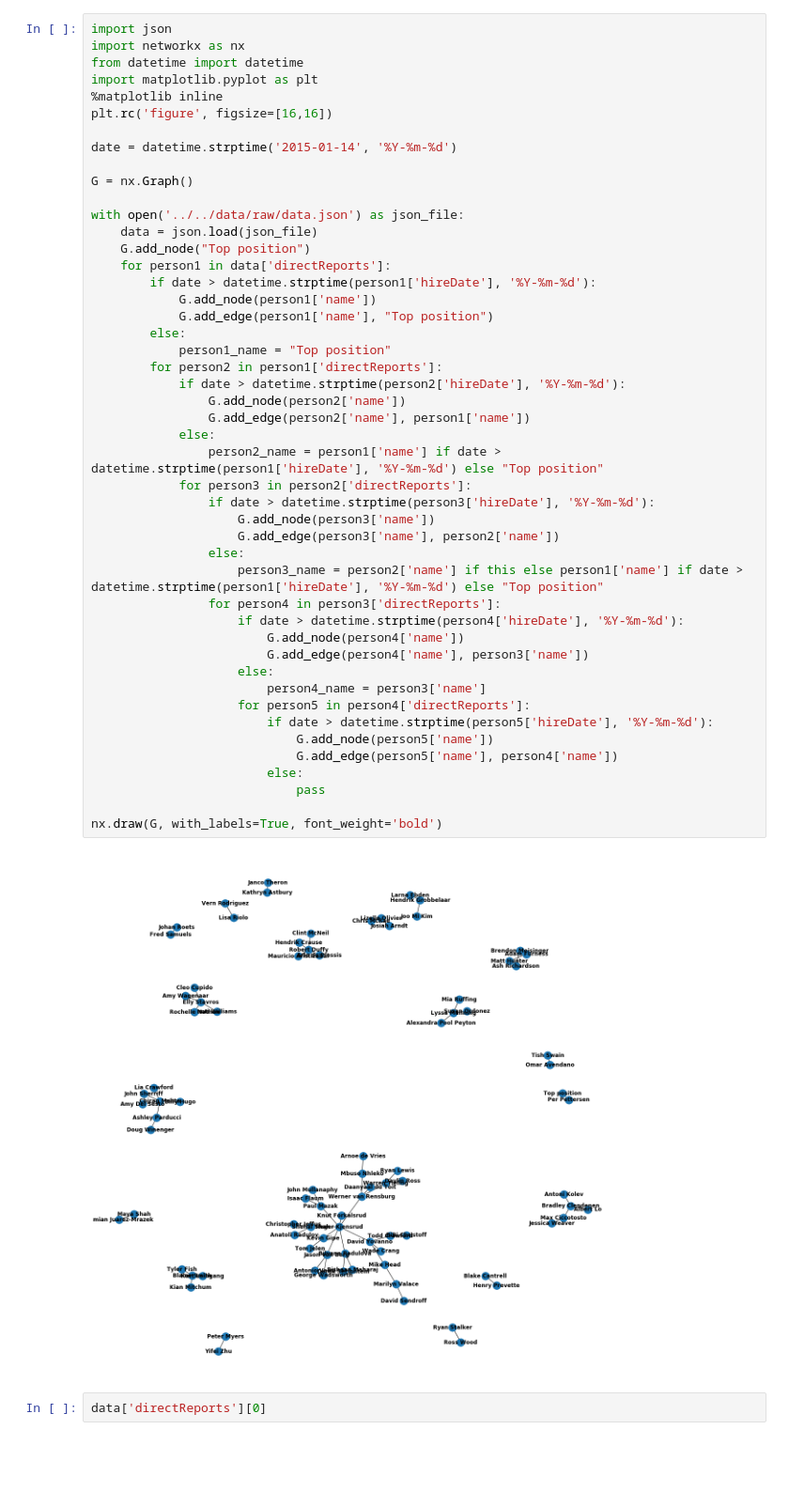
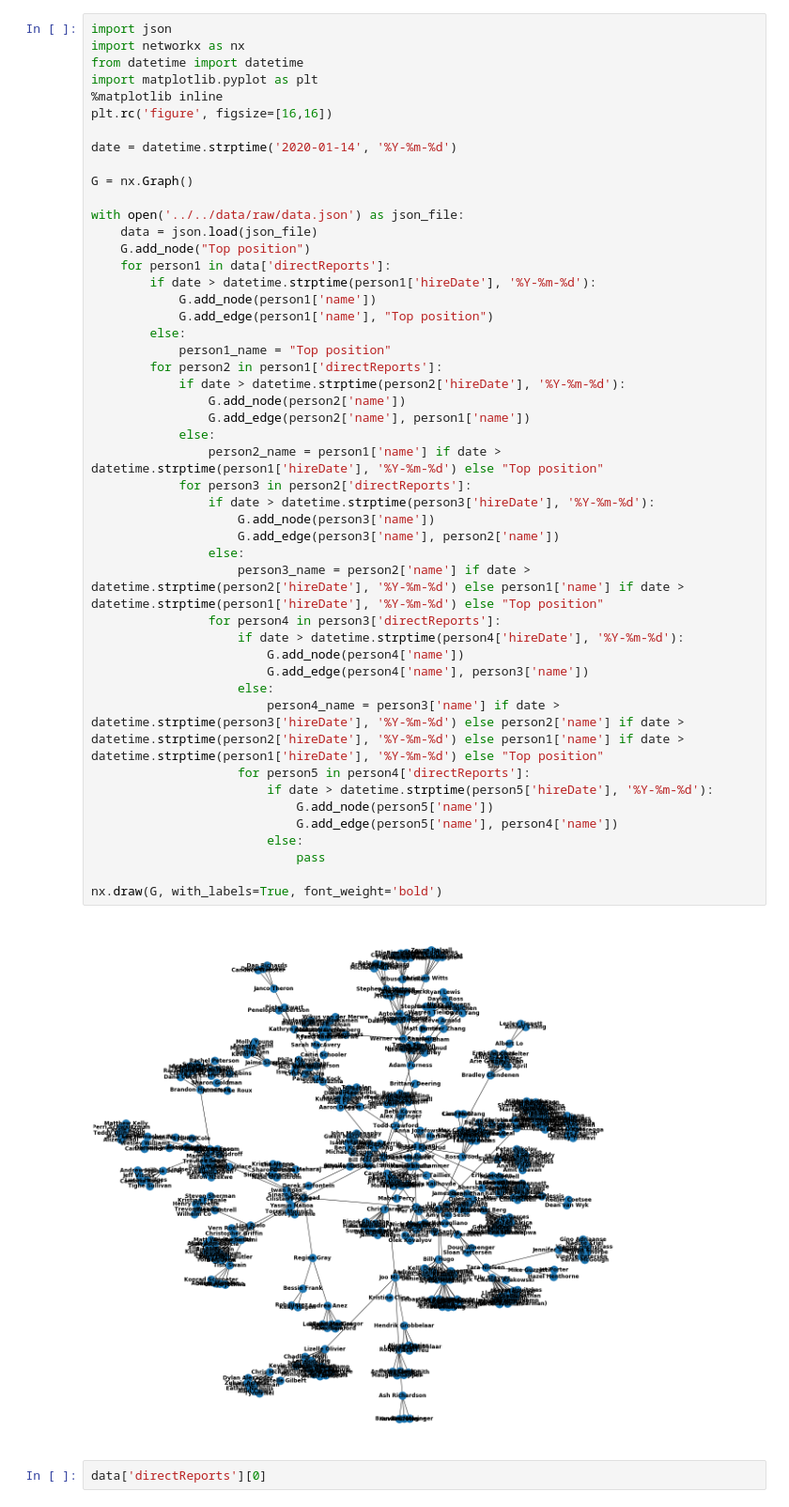
Before and after one commit to Peter-32/employee_network_plot, a Jupyter notebook: notebooks/main/Day1.scratch.ipynb, the cells around one changed output. Shown at 94% size. Drawn from its saved outputs; the diff is of its cells as text; blank space fills up the shorter version.

```diff
--- a/notebooks/main/Day1.scratch.ipynb
+++ b/notebooks/main/Day1.scratch.ipynb
@@ -6,7 +6,7 @@ import matplotlib.pyplot as plt
 %matplotlib inline
 plt.rc('figure', figsize=[16,16])
 
-date = datetime.strptime('2015-01-14', '%Y-%m-%d')
+date = datetime.strptime('2020-01-14', '%Y-%m-%d')
 
 G = nx.Graph()
 
@@ -17,36 +17,36 @@ with open('../../data/raw/data.json') as json_file:
         if date > datetime.strptime(person1['hireDate'], '%Y-%m-%d'):
             G.add_node(person1['name'])
             G.add_edge(person1['name'], "Top position")
         else:
             person1_name = "Top position"
         for person2 in person1['directReports']:
             if date > datetime.strptime(person2['hireDate'], '%Y-%m-%d'):
                 G.add_node(person2['name'])
                 G.add_edge(person2['name'], person1['name'])
             else:
                 person2_name = person1['name'] if date > datetime.strptime(person1['hireDate'], '%Y-%m-%d') else "Top position"
             for person3 in person2['directReports']:
                 if date > datetime.strptime(person3['hireDate'], '%Y-%m-%d'):
                     G.add_node(person3['name'])
                     G.add_edge(person3['name'], person2['name'])
                 else:
-                    person3_name = person2['name'] if this else person1['name'] if date > datetime.strptime(person1['hireDate'], '%Y-%m-%d') else "Top position"
+                    person3_name = person2['name'] if date > datetime.strptime(person2['hireDate'], '%Y-%m-%d') else person1['name'] if date > datetime.strptime(person1['hireDate'], '%Y-%m-%d') else "Top position"
                 for person4 in person3['directReports']:
                     if date > datetime.strptime(person4['hireDate'], '%Y-%m-%d'):
                         G.add_node(person4['name'])
                         G.add_edge(person4['name'], person3['name'])
                     else:
-                        person4_name = person3['name']
+                        person4_name = person3['name'] if date > datetime.strptime(person3['hireDate'], '%Y-%m-%d') else person2['name'] if date > datetime.strptime(person2['hireDate'], '%Y-%m-%d') else person1['name'] if date > datetime.strptime(person1['hireDate'], '%Y-%m-%d') else "Top position"
                     for person5 in person4['directReports']:
                         if date > datetime.strptime(person5['hireDate'], '%Y-%m-%d'):
                             G.add_node(person5['name'])
                             G.add_edge(person5['name'], person4['name'])
                         else:
                             pass
 
 nx.draw(G, with_labels=True, font_weight='bold')
 # %% [output]
-[figure, old version]
+[figure, new version]
 # %%
 data['directReports'][0]
 # %% [output]
```
